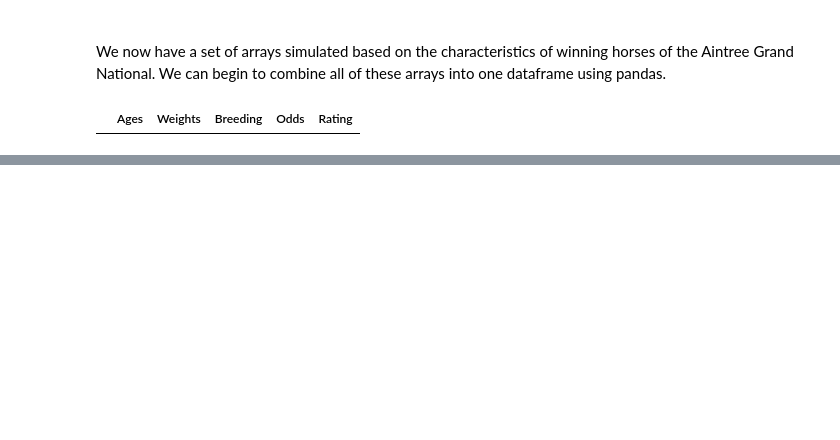
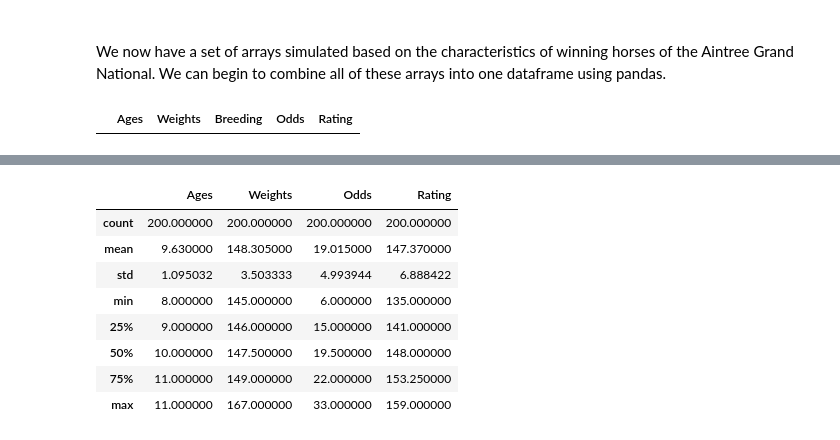
Before and after one commit to G00398275/PFDA-Simulate, a Jupyter notebook: Simulate.ipynb, the cells around one changed output, grey strips where cells are left out. Saved outputs shown, nothing was run; the diff lists cells and outputs as text; code cells hidden in the pictures; blank space fills up the shorter version.

```diff
--- a/Simulate.ipynb
+++ b/Simulate.ipynb
@@ -425,0 +451,13 @@ national
+# %%
+# Basic statistical details
+national.describe()
+# %% [output]
+|  | Ages | Weights | Odds | Rating |
+| count | 200.000000 | 200.000000 | 200.000000 | 200.000000 |
+| mean | 9.630000 | 148.305000 | 19.015000 | 147.370000 |
+| std | 1.095032 | 3.503333 | 4.993944 | 6.888422 |
+| min | 8.000000 | 145.000000 | 6.000000 | 135.000000 |
+| 25% | 9.000000 | 146.000000 | 15.000000 | 141.000000 |
+| 50% | 10.000000 | 147.500000 | 19.500000 | 148.000000 |
+| 75% | 11.000000 | 149.000000 | 22.000000 | 153.250000 |
+| max | 11.000000 | 167.000000 | 33.000000 | 159.000000 |
```
Also changed, not shown: parts of 21 cells of this notebook, 1 other file.
